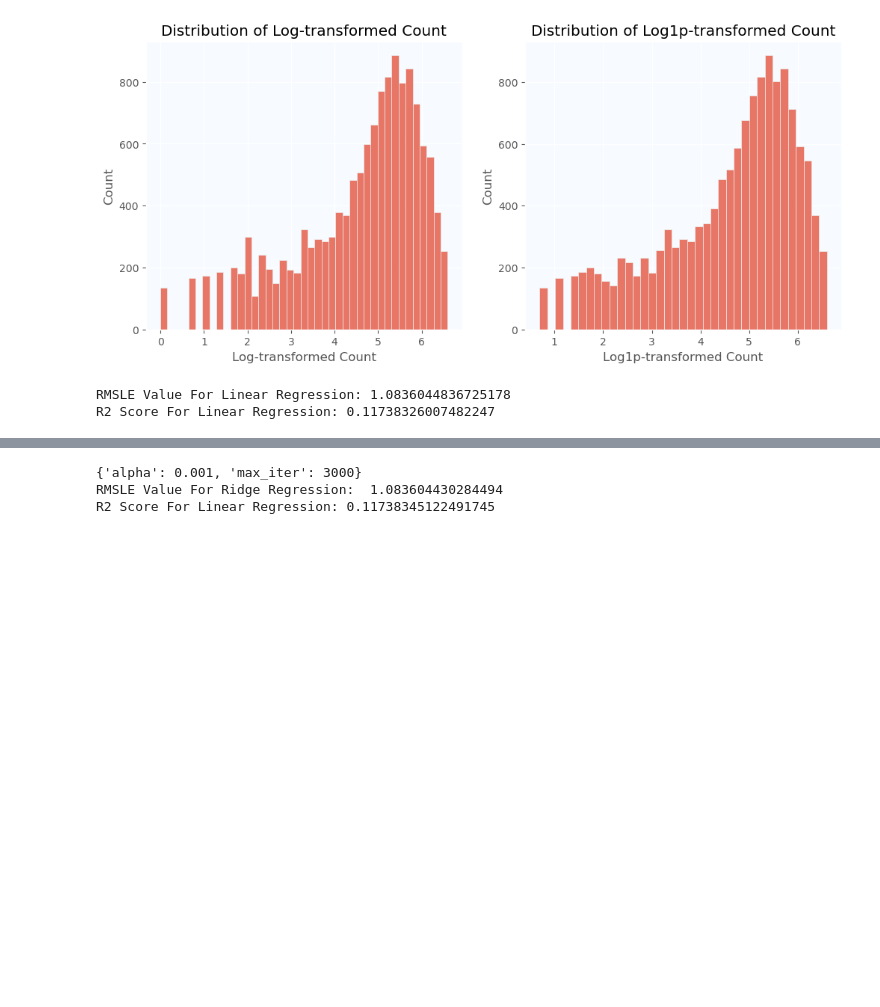
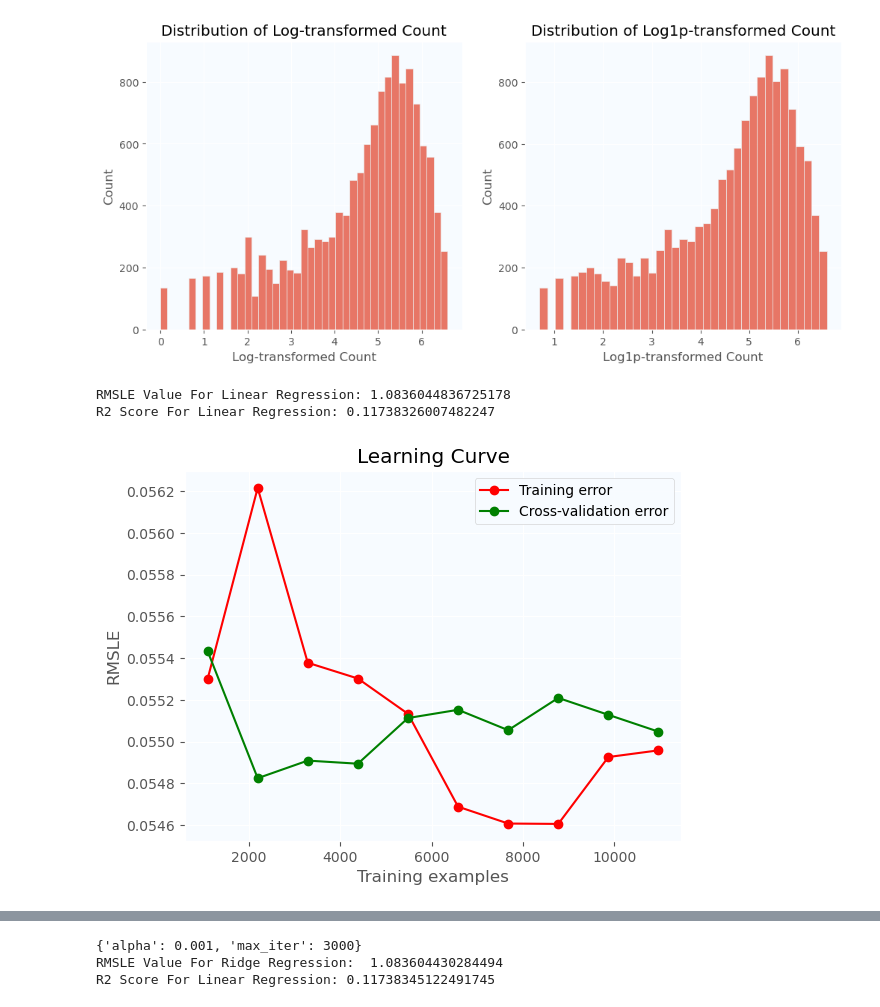
Before and after one commit to COGS118A/Group019-Wi23, a Jupyter notebook: Bike-EDA.ipynb, the cells around one changed output, grey strips where cells are left out. Saved outputs shown, nothing was run; the diff lists cells and outputs as text; code cells hidden in the pictures; blank space fills up the shorter version.

```diff
--- a/Bike-EDA.ipynb
+++ b/Bike-EDA.ipynb
@@ -293,3 +275,18 @@ print('R2 Score For Linear Regression: {}'.format(r2_score(y_test, y_pred)))
 # %% [output]
 RMSLE Value For Linear Regression: 1.0836044836725178
 R2 Score For Linear Regression: 0.11738326007482247
+# %%
+train_sizes, train_scores, test_scores = learning_curve(LinearRegression(), X_train, y_train_log1p, cv=5, scoring='neg_mean_squared_log_error', train_sizes=np.linspace(0.1, 1.0, 10))
+
+train_scores_mean = -np.mean(train_scores, axis=1)
+test_scores_mean = -np.mean(test_scores, axis=1)
+
+plt.plot(train_sizes, train_scores_mean, 'o-', color='r', label='Training error')
+plt.plot(train_sizes, test_scores_mean, 'o-', color='g', label='Cross-validation error')
+plt.xlabel('Training examples')
+plt.ylabel('RMSLE')
+plt.title('Learning Curve')
+plt.legend(loc='best')
+plt.show()
+# %% [output]
+[figure, added]
```
Also changed, not shown: parts of 9 cells of this notebook, 16 other files.
